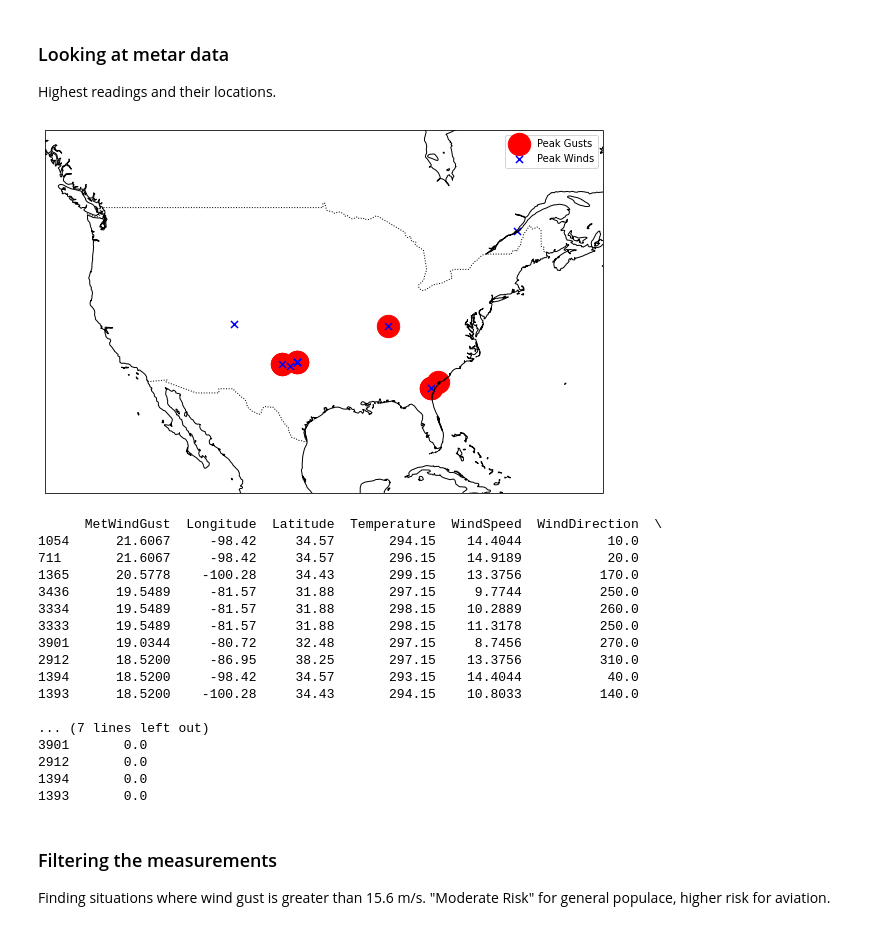
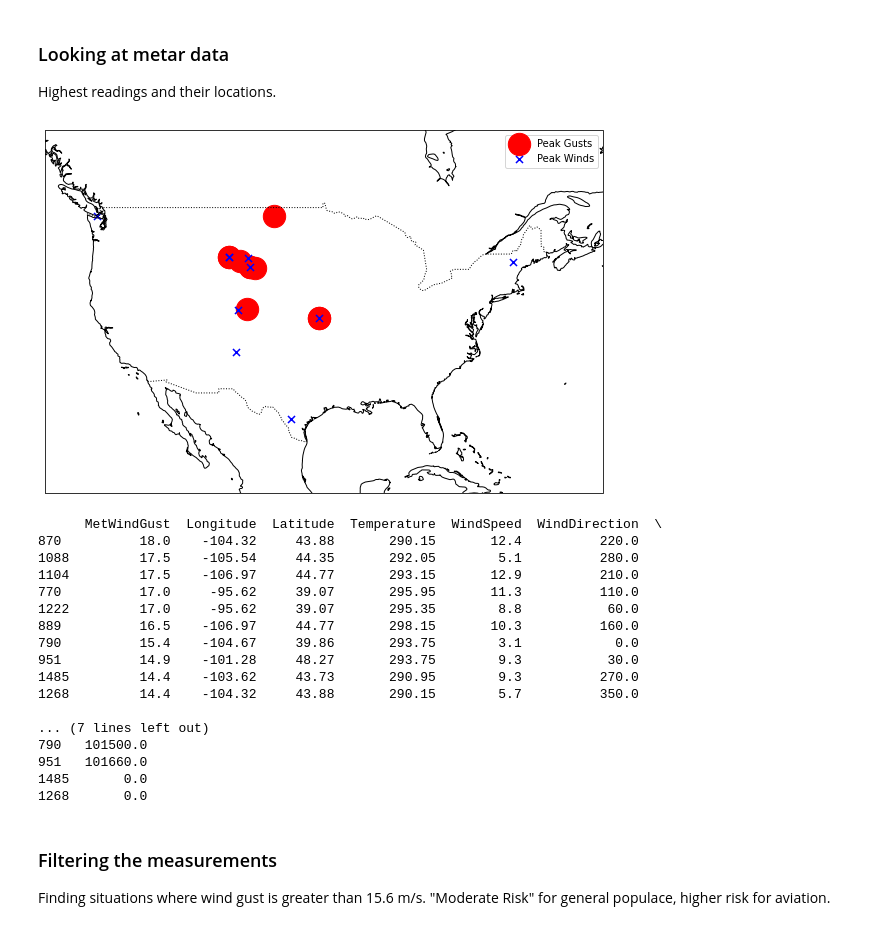
Before and after one commit to jesseturner/Wind-Gust-Predictions, a Jupyter notebook: METAR_analysis.ipynb, the cells around one changed output. Saved outputs shown, nothing was run; the diff lists cells and outputs as text; code cells hidden in the pictures.

```diff
--- a/METAR_analysis.ipynb
+++ b/METAR_analysis.ipynb
@@ -126,48 +10,50 @@ met_df_3
+# %%
+met_df = pd.read_pickle('metar_20190801_df.pkl')
 # %% [markdown]
 ### Looking at metar data
 
 Highest readings and their locations.
 # %%
-gust_metar = met_df_1.sort_values(by=['MetWindGust'], ascending=False)
+gust_metar = met_df.sort_values(by=['MetWindGust'], ascending=False)
 highest_gust = gust_metar[0:10]
 
-wind_metar = met_df_1.sort_values(by=['WindSpeed'], ascending=False)
+wind_metar = met_df.sort_values(by=['WindSpeed'], ascending=False)
 highest_wind = wind_metar[0:10]
 
 fig = plt.figure(figsize=(10, 10), facecolor='w')
 ax = fig.add_subplot(1, 1, 1, projection=ccrs.Mercator())
 ax.set_extent([-130, -60, 20, 55], crs=ccrs.PlateCarree())
 
 ax.add_feature(cfeature.COASTLINE)
 ax.add_feature(cfeature.BORDERS, linestyle=':')
 
 plt.scatter(highest_gust.Longitude, highest_gust.Latitude, c='Red',
              vmin=0, vmax=50, s=500, label='Peak Gusts', transform=ccrs.PlateCarree())
 plt.scatter(highest_wind.Longitude, highest_wind.Latitude, c='Blue',
              vmin=0, vmax=50, s=50, label='Peak Winds', marker='x', transform=ccrs.PlateCarree())
 
 plt.legend()
 plt.show()
 print(highest_gust)
 # %% [output]
-[figure, old version]
+[figure, new version]
       MetWindGust  Longitude  Latitude  Temperature  WindSpeed  WindDirection  \
-1054      21.6067     -98.42     34.57       294.15    14.4044           10.0
-711       21.6067     -98.42     34.57       296.15    14.9189           20.0
-1365      20.5778    -100.28     34.43       299.15    13.3756          170.0
-3436      19.5489     -81.57     31.88       297.15     9.7744          250.0
-3334      19.5489     -81.57     31.88       298.15    10.2889          260.0
-3333      19.5489     -81.57     31.88       298.15    11.3178          250.0
-3901      19.0344     -80.72     32.48       297.15     8.7456          270.0
-2912      18.5200     -86.95     38.25       297.15    13.3756          310.0
-1394      18.5200     -98.42     34.57       293.15    14.4044           40.0
-1393      18.5200    -100.28     34.43       294.15    10.8033          140.0
+870          18.0    -104.32     43.88       290.15       12.4          220.0
+1088         17.5    -105.54     44.35       292.05        5.1          280.0
+1104         17.5    -106.97     44.77       293.15       12.9          210.0
+770          17.0     -95.62     39.07       295.95       11.3          110.0
+1222         17.0     -95.62     39.07       295.35        8.8           60.0
+889          16.5    -106.97     44.77       298.15       10.3          160.0
+790          15.4    -104.67     39.86       293.75        3.1            0.0
+951          14.9    -101.28     48.27       293.75        9.3           30.0
+1485         14.4    -103.62     43.73       290.95        9.3          270.0
+1268         14.4    -104.32     43.88       290.15        5.7          350.0
 
 ... (7 lines left out)
-3901       0.0
-2912       0.0
-1394       0.0
-1393       0.0
+790   101500.0
+951   101660.0
+1485       0.0
+1268       0.0
 # %% [markdown]
 ### Filtering the measurements
 
```
Also changed, not shown: parts of 8 cells of this notebook, 6 other files.
